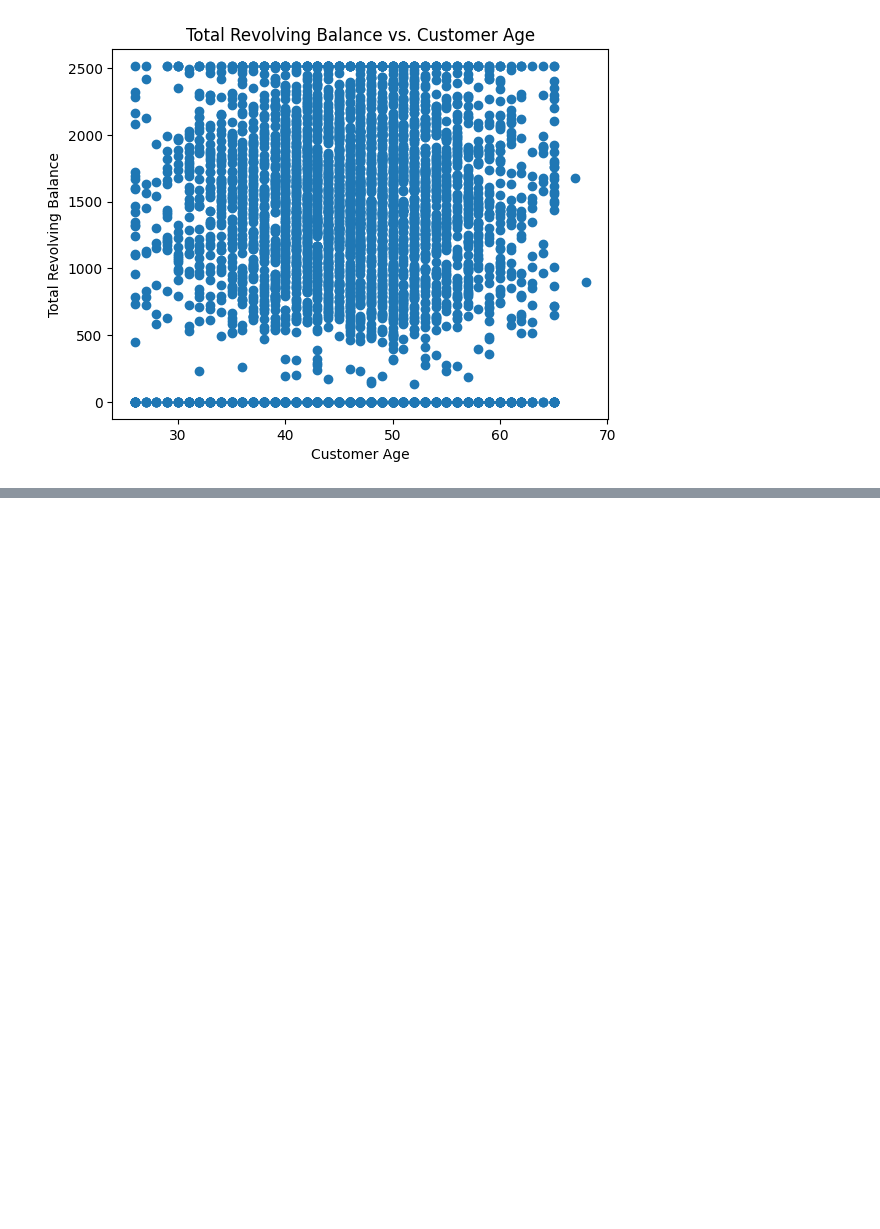
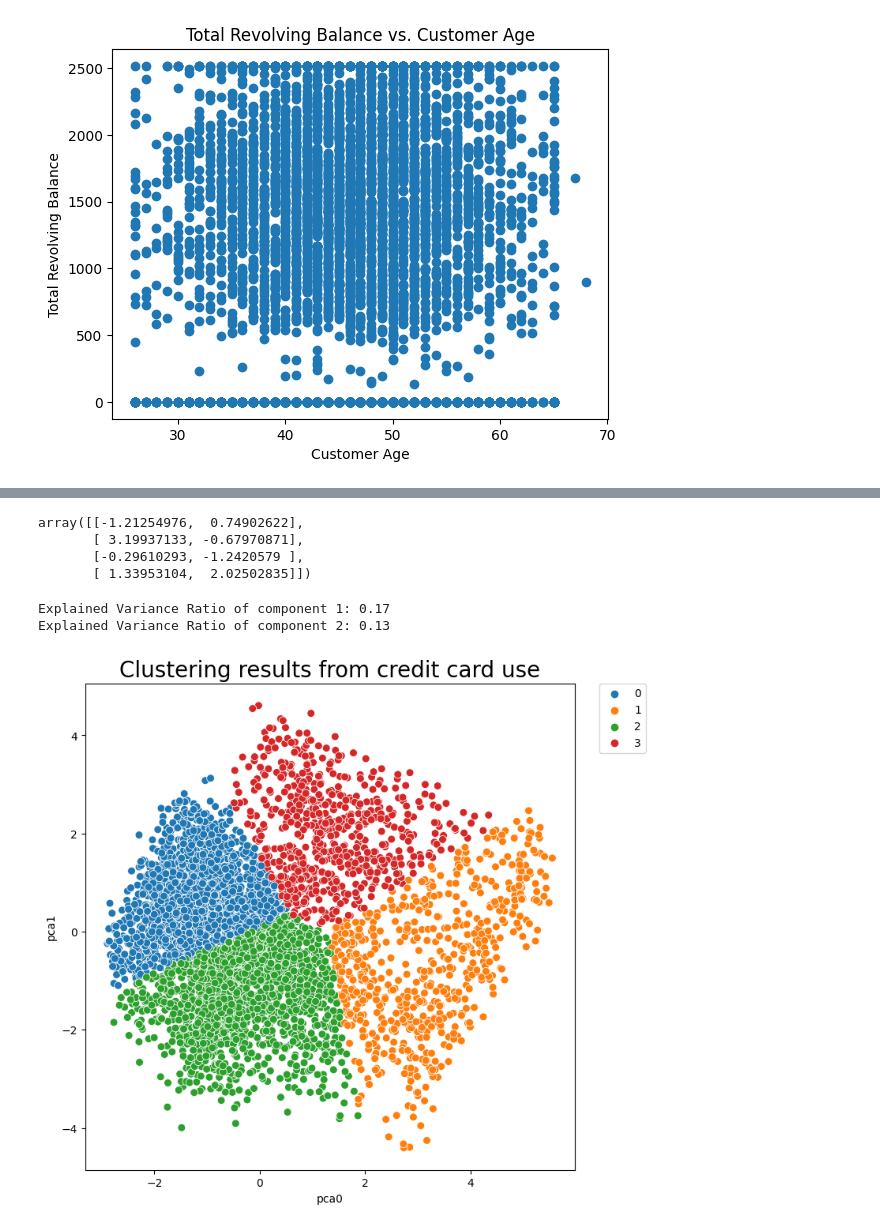
Before and after one commit to destinysam/d2k_assignment, a Jupyter notebook: credit card customer analysis/main.ipynb, the cells around one changed output, grey strips where cells are left out. Drawn from its saved outputs; the diff is of its cells as text; code cells hidden in the pictures; blank space fills up the shorter version.

```diff
--- a/credit card customer analysis/main.ipynb
+++ b/credit card customer analysis/main.ipynb
@@ -347,0 +532,5 @@ plt.show()
+# %%
+df_pca = pd.DataFrame(
+pipeline[:-1].fit_transform(data),
+columns=pipeline[:-1].get_feature_names_out())
+df_pca.head(5)
@@ -347,0 +546,34 @@ plt.show()
+# %%
+centroids
+# %% [output]
+array([[-1.21254976,  0.74902622],
+       [ 3.19937133, -0.67970871],
+       [-0.29610293, -1.2420579 ],
+       [ 1.33953104,  2.02502835]])
+# %%
+print(f'Explained Variance Ratio of component 1: {round(pipeline["pca"].explained_variance_ratio_[0],2)}')
+print(f'Explained Variance Ratio of component 2: {round(pipeline["pca"].explained_variance_ratio_[1],2)}')
+# %% [output]
+Explained Variance Ratio of component 1: 0.17
+Explained Variance Ratio of component 2: 0.13
+# %%
+df_pca["cluster"] = pipeline["clustering"].labels_
+# %%
+plt.figure(figsize=(8, 8))
+
+sp = sns.scatterplot(
+        x="pca0",
+        y="pca1",
+        s=50,
+        data=df_pca,
+        hue="cluster",
+        palette='tab10'
+    )
+
+
+plt.title("Clustering results from credit card use",fontsize=20)
+plt.legend(bbox_to_anchor=(1.05, 1), loc=2, borderaxespad=0.0)
+
+plt.show()
+# %% [output]
+[figure, added]
```
Also changed, not shown: parts of 58 cells of this notebook.
